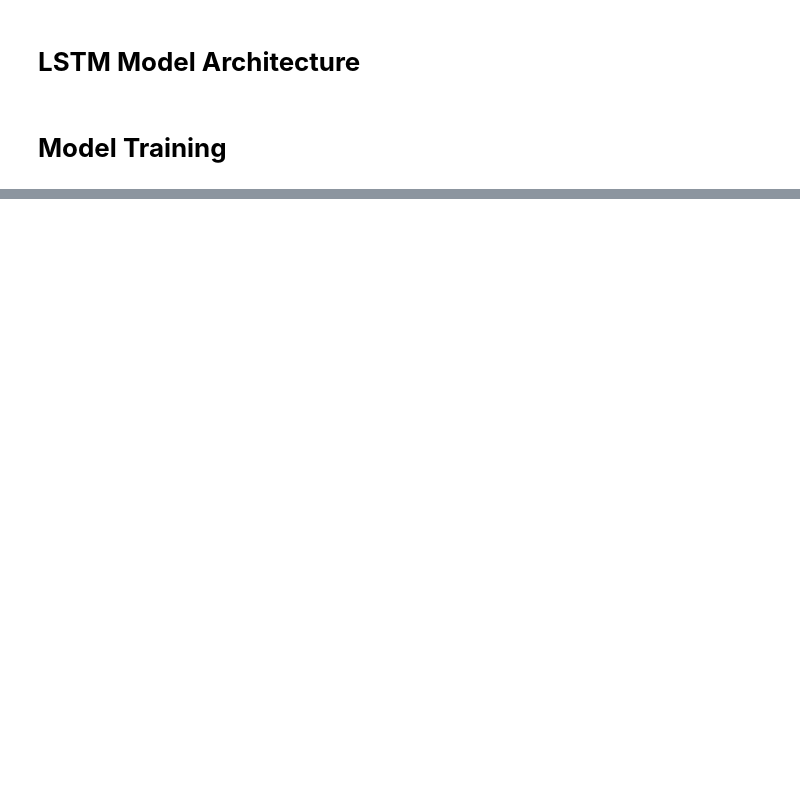
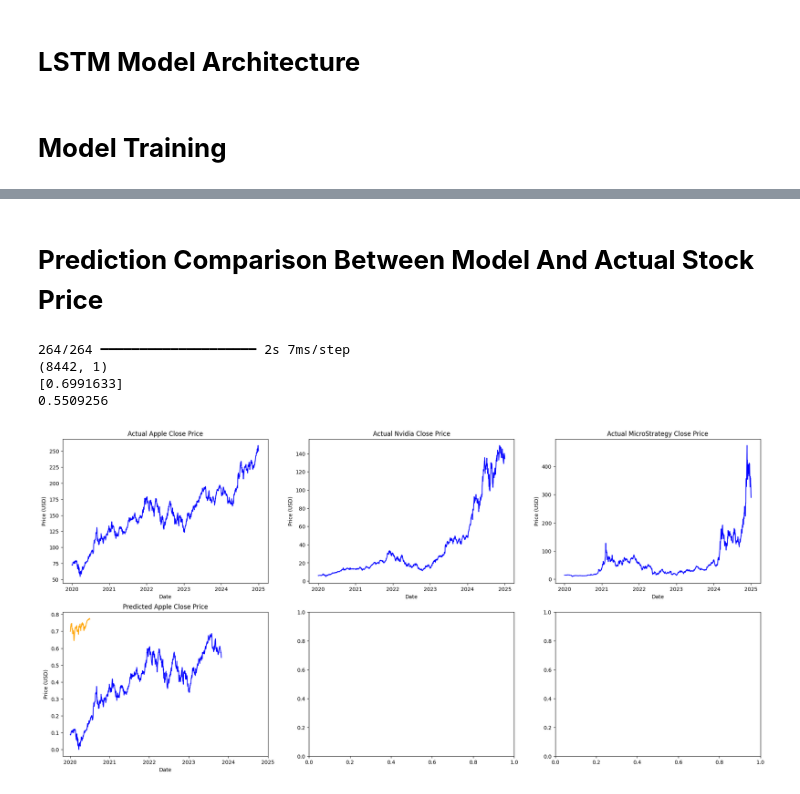
Before and after one commit to ColeJMitchell/machine-learning-stock-prediction, a Jupyter notebook: stock_predictor.ipynb, the cells around one changed output, grey strips where cells are left out. Saved outputs shown, nothing was run; the diff lists cells and outputs as text; code cells hidden in the pictures; blank space fills up the shorter version.

```diff
--- a/stock_predictor.ipynb
+++ b/stock_predictor.ipynb
@@ -315,0 +321,51 @@ Epoch 7/7
+# %% [markdown]
+# **Prediction Comparison Between Model And Actual Stock Price**
+# %%
+new_x_labels = ['2020', '2021', '2022', '2023', '2024', '2025']
+data_length = len(original_data[0])
+positions = np.linspace(0, data_length-1, len(new_x_labels)).astype(int)
+
+# Actual stock price versus model's prediction for first 3 stock tickers
+fig, axs = plt.subplots(2, 3, figsize=(24,11))
+axs[0,0].plot(original_data[0], label="Actual Apple Closing Price", color="blue")
+axs[0,0].set_title("Actual Apple Close Price")
+axs[0,0].set_ylabel("Price (USD)")
+axs[0,0].set_xlabel("Date")
+axs[0,0].set_xticks(positions)
+axs[0,0].set_xticklabels(new_x_labels)
+
+axs[0,1].plot(original_data[1], label="Actual Nvidia Closing Price", color="blue")
+axs[0,1].set_title("Actual Nvidia Close Price")
+axs[0,1].set_ylabel("Price (USD)")
+axs[0,1].set_xlabel("Date")
+axs[0,1].set_xticks(positions)
+axs[0,1].set_xticklabels(new_x_labels)
+
+axs[0,2].plot(original_data[2], label="Actual MicroStrategy Closing Price", color="blue")
+axs[0,2].set_title("Actual MicroStrategy Close Price")
+axs[0,2].set_ylabel("Price (USD)")
+axs[0,2].set_xlabel("Date")
+axs[0,2].set_xticks(positions)
+axs[0,2].set_xticklabels(new_x_labels)
+
+# Data up through training and validation is plotted in blue prediction is in orange
+prediction = model.predict(X_test)
+print(prediction.shape)
+print(prediction[0])
+print(normalized_data[0][train_length])
+actual_prediction = scaler.inverse_transform(prediction)
+axs[1,0].plot(normalized_data[0][:train_length], label="Predicted Apple Closing Price", color="blue")
+axs[1,0].plot(prediction[:126].squeeze(), label="Predicted Apple Closing Price", color="orange")
+axs[1,0].set_title("Predicted Apple Close Price")
+axs[1,0].set_ylabel("Price (USD)")
+axs[1,0].set_xlabel("Date")
+axs[1,0].set_xticks(positions)
+axs[1,0].set_xticklabels(new_x_labels)
+
+plt.show()
+# %% [output]
+264/264 ━━━━━━━━━━━━━━━━━━━━ 2s 7ms/step
+(8442, 1)
+[0.6991633]
+0.5509256
+[figure, added]
```
Also changed, not shown: parts of 5 cells of this notebook.
